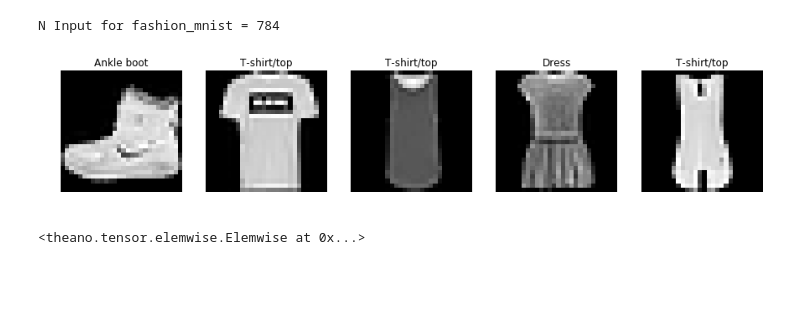
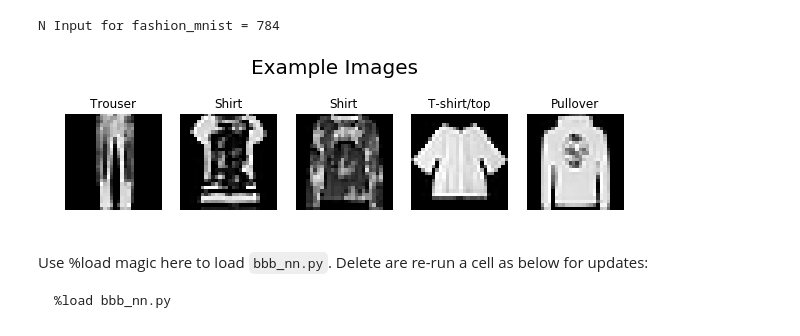
Before and after one commit to chongguo/ADVI-pymc3-Fashion-MNIST, a Jupyter notebook: BBB_part_2_SH.ipynb, the cells around one changed output. Drawn from its saved outputs; the diff is of its cells as text; code cells hidden in the pictures; blank space fills up the shorter version.

````diff
--- a/BBB_part_2_SH.ipynb
+++ b/BBB_part_2_SH.ipynb
@@ -80,17 +84,21 @@ set_tt_rng(MRG_RandomStreams(10))
-# %%
-# show a few samples
-nsamples = 5
-fig = plt.figure(figsize=(15,15))
-ax = fig.subplots(1,nsamples)
-for i in range(nsamples):
-    ax[i].imshow(np.reshape(X_train[i],(28,28)),cmap='gray')
-    ax[i].axis('off')
-    ax[i].set_title(label_dict[y_train[i]])
-fig.show()
-# %% [output]
-[figure, removed]
-# %%
-pm.math.sigmoid
-# %% [output]
-<theano.tensor.elemwise.Elemwise at 0x...>
+# %%
+# PLot random subset of images
+n_plot_samples = 5
+rand_samps = np.random.choice(X_train.shape[0],size=n_plot_samples)
+
+figsize = (10,3); fontsize = 16;
+f, axs = plt.subplots(1,n_plot_samples,sharex=True,figsize=figsize);
+for rs,ax in zip(rand_samps,axs):
+    ax.imshow(imgvec2img(X_train[rs]),cmap='gray');
+    ax.axis('off')
+    ax.set_title(label_dict[y_train[rs]]);
+    sns.despine();
+f.suptitle("Example Images",fontsize=fontsize+4);
+# %% [output]
+[figure, added]
+# %% [markdown]
+Use %load magic here to load `bbb_nn.py`. Delete are re-run a cell as below for updates:
+```python
+%load bbb_nn.py
+```
 # %%
````
Also changed, not shown: parts of 33 cells of this notebook, 1 other file.
